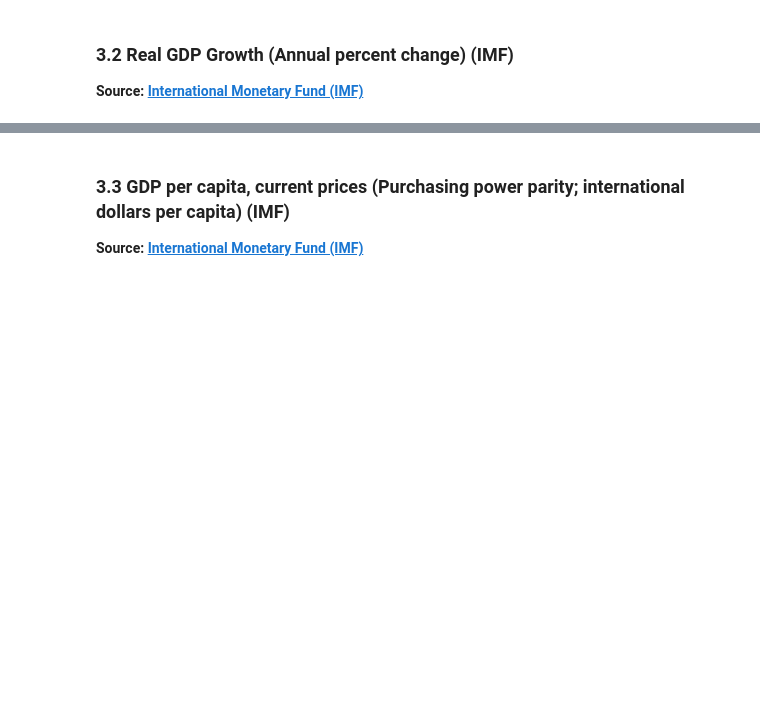
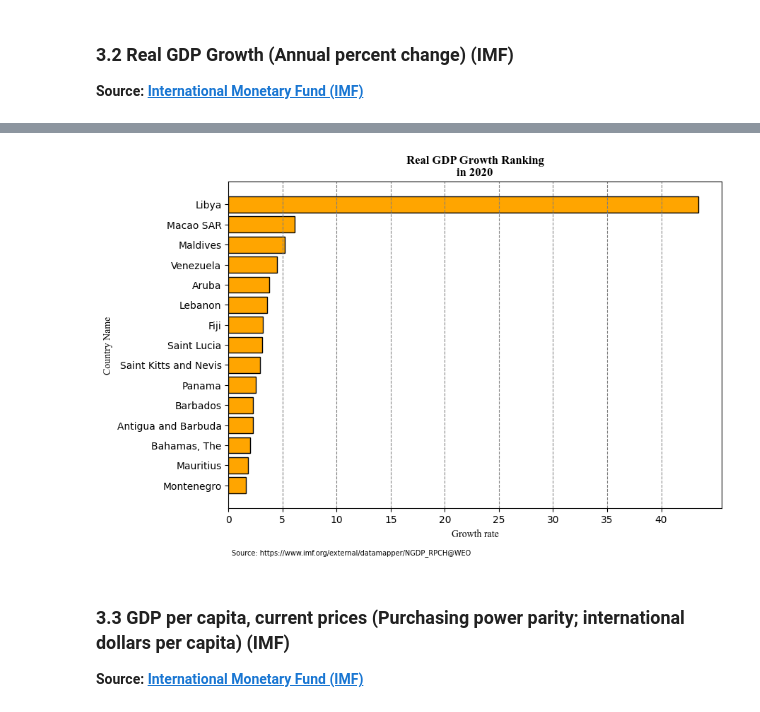
Before and after one commit to saeed-saffari/Intro-Py_for_Econ-workshop-Sum2023, a Jupyter notebook: Lectures/6. Pandas 01.ipynb, the cells around one changed output, grey strips where cells are left out. Cells and saved outputs as stored; diff of their text form; code cells hidden in the pictures; blank space fills up the shorter version.

```diff
--- a/Lectures/6. Pandas 01.ipynb
+++ b/Lectures/6. Pandas 01.ipynb
@@ -156,0 +966,3 @@ read_feather|Read the Feather binary file format|
+# %%
+smallest = growth_2020.nsmallest(15, 2020)
+smallest
@@ -157,3 +1033,22 @@ read_feather|Read the Feather binary file format|
+# %%
+plt.figure(figsize=(9,6))
+plt.barh(smallest.Country, largest[2020],
+       color = 'orange',
+       edgecolor = 'k')
+
+plt.gca().invert_yaxis()
+
+plt.grid(ls = '--', c = 'gray', axis = 'x')
+plt.xlabel('Growth rate', fontsize = 10, fontname = 'Times New Roman')
+plt.ylabel('Country Name', fontsize = 10, fontname = 'Times New Roman')
+plt.title("Real GDP Growth Ranking\nin 2020", fontsize = 12, fontname = 'Times New Roman', fontweight = 'bold')
+plt.figtext(0.13, 0, 'Source: https://www.imf.org/external/datamapper/NGDP_RPCH@WEO ', fontsize = 7)
+
+plt.xticks(np.arange(0,45,5), np.arange(0,45,5))
+
+plt.show()
+# %% [output]
+[figure, added]
 # %% [markdown]
 ### 3.3 GDP per capita, current prices (Purchasing power parity; international dollars per capita) (IMF)
 <b> Source:  [International Monetary Fund (IMF)](https://www.imf.org/external/datamapper/PPPPC@WEO/OEMDC/ADVEC/WEOWORLD)
```
Also changed, not shown: parts of 117 cells of this notebook.
